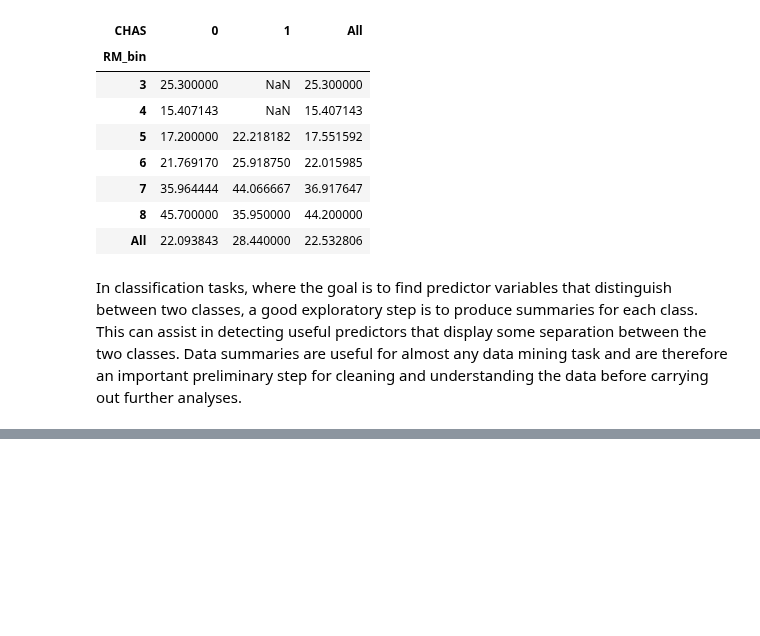
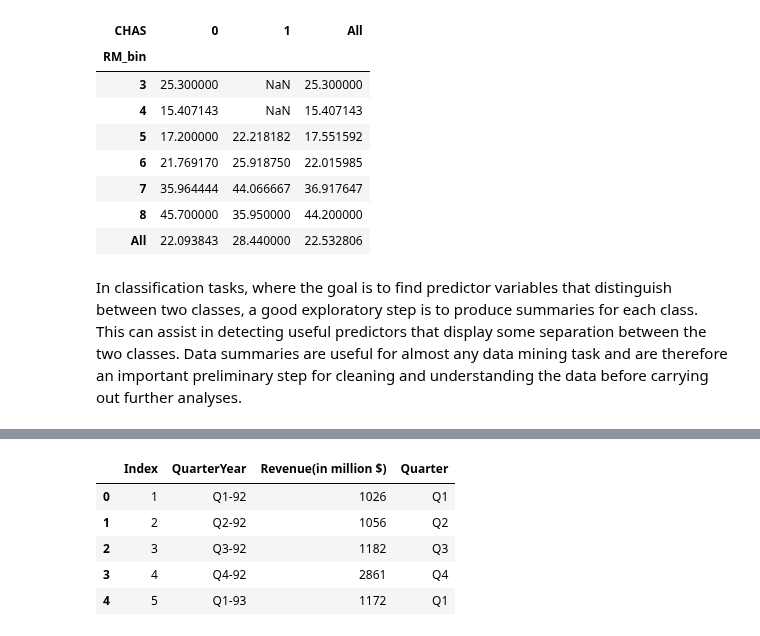
Before and after one commit to jeantardelli/data-mining-for-business-analytics, a Jupyter notebook: analysis/dimension-reduction.ipynb, the cells around one changed output, grey strips where cells are left out. Cells and saved outputs as stored; diff of their text form; code cells hidden in the pictures; blank space fills up the shorter version.

```diff
--- a/analysis/dimension-reduction.ipynb
+++ b/analysis/dimension-reduction.ipynb
@@ -194,0 +227,10 @@ a good exploratory step is to produce summaries for each class. This can assist
+# %%
+toys_df = pd.read_csv("../datasets/ToysRUsRevenues.csv")
+toys_df.head()
+# %% [output]
+|  | Index | QuarterYear | Revenue(in million $) | Quarter |
+| 0 | 1 | Q1-92 | 1026 | Q1 |
+| 1 | 2 | Q2-92 | 1056 | Q2 |
+| 2 | 3 | Q3-92 | 1182 | Q3 |
+| 3 | 4 | Q4-92 | 2861 | Q4 |
+| 4 | 5 | Q1-93 | 1172 | Q1 |
```
Also changed, not shown: parts of 5 cells of this notebook, 1 other file.
